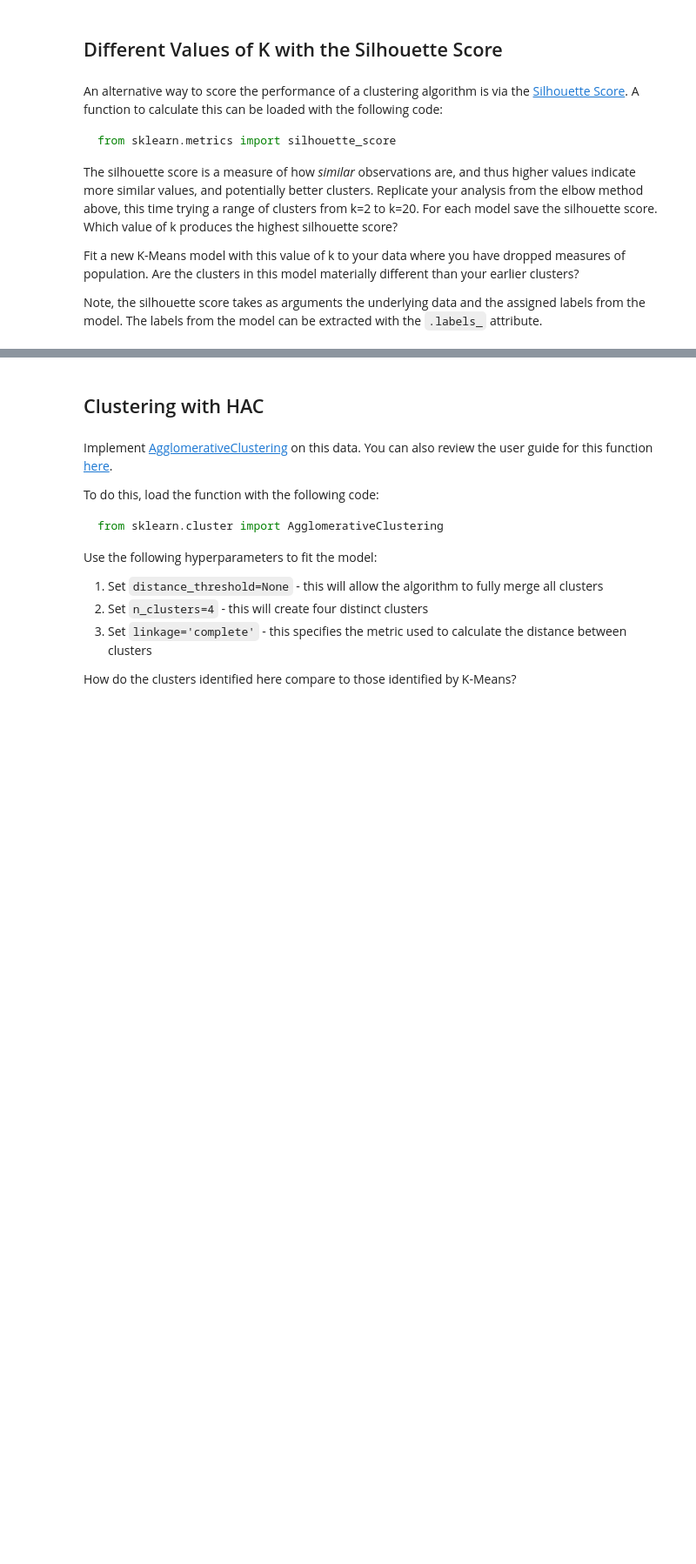
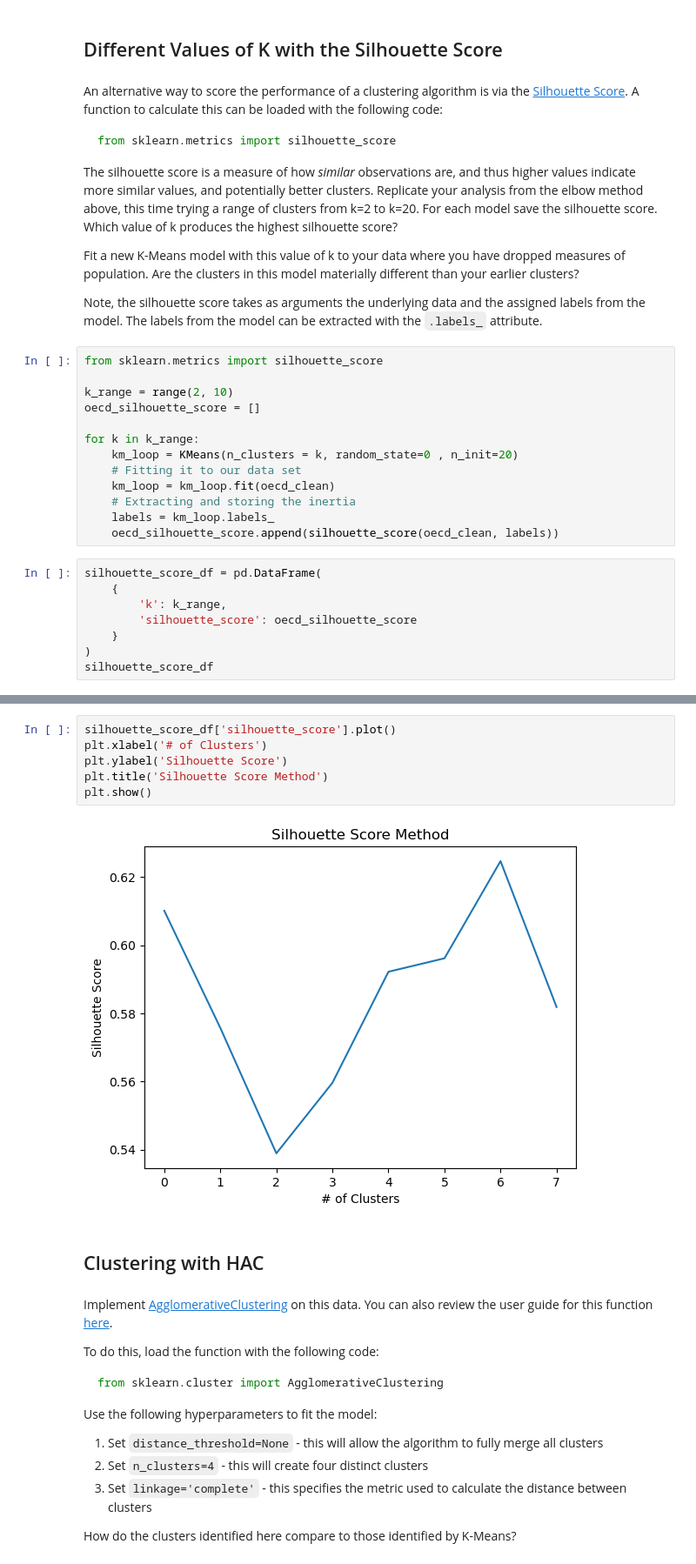
Before and after one commit to MuhammadSaadSiddiqi/PP422_ProblemSets, a Jupyter notebook: Problem Set 5/PP422 Problem Set 13.ipynb, the cells around one changed output, grey strips where cells are left out. Shown at 87% size. Drawn from its saved outputs; the diff is of its cells as text; blank space fills up the shorter version.

```diff
--- a/Problem Set 5/PP422 Problem Set 13.ipynb
+++ b/Problem Set 5/PP422 Problem Set 13.ipynb
@@ -218,3 +286,24 @@ The silhouette score is a measure of how _similar_ observations are, and thus hi
 Fit a new K-Means model with this value of k to your data where you have dropped measures of population. Are the clusters in this model materially different than your earlier clusters?
 
 Note, the silhouette score takes as arguments the underlying data and the assigned labels from the model. The labels from the model can be extracted with the `.labels_` attribute.
+# %%
+from sklearn.metrics import silhouette_score
+
+k_range = range(2, 10)
+oecd_silhouette_score = []
+
+for k in k_range:
+    km_loop = KMeans(n_clusters = k, random_state=0 , n_init=20)
+    # Fitting it to our data set
+    km_loop = km_loop.fit(oecd_clean)
+    # Extracting and storing the inertia
+    labels = km_loop.labels_
+    oecd_silhouette_score.append(silhouette_score(oecd_clean, labels))
+# %%
+silhouette_score_df = pd.DataFrame(
+    {
+        'k': k_range,
+        'silhouette_score': oecd_silhouette_score
+    }
+)
+silhouette_score_df
@@ -221,3 +320,11 @@ Note, the silhouette score takes as arguments the underlying data and the assign
+# %%
+silhouette_score_df['silhouette_score'].plot()
+plt.xlabel('# of Clusters')
+plt.ylabel('Silhouette Score')
+plt.title('Silhouette Score Method')
+plt.show()
+# %% [output]
+[figure, added]
 # %% [markdown]
 ## Clustering with HAC
 # %% [markdown]
```
Also changed, not shown: parts of 18 cells of this notebook.
